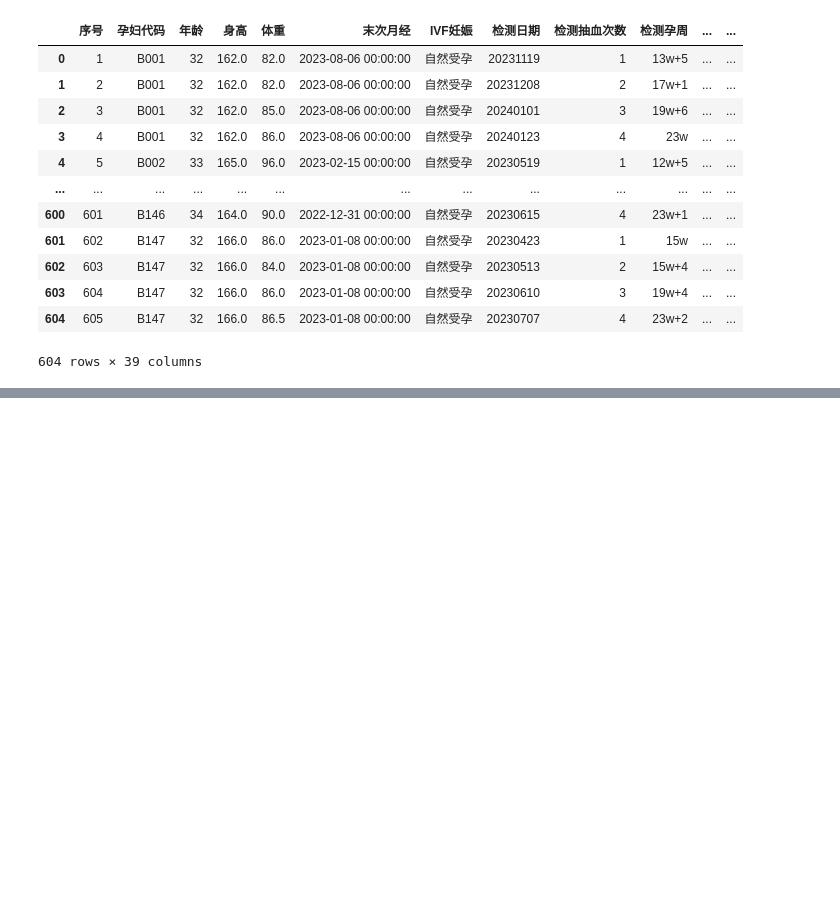
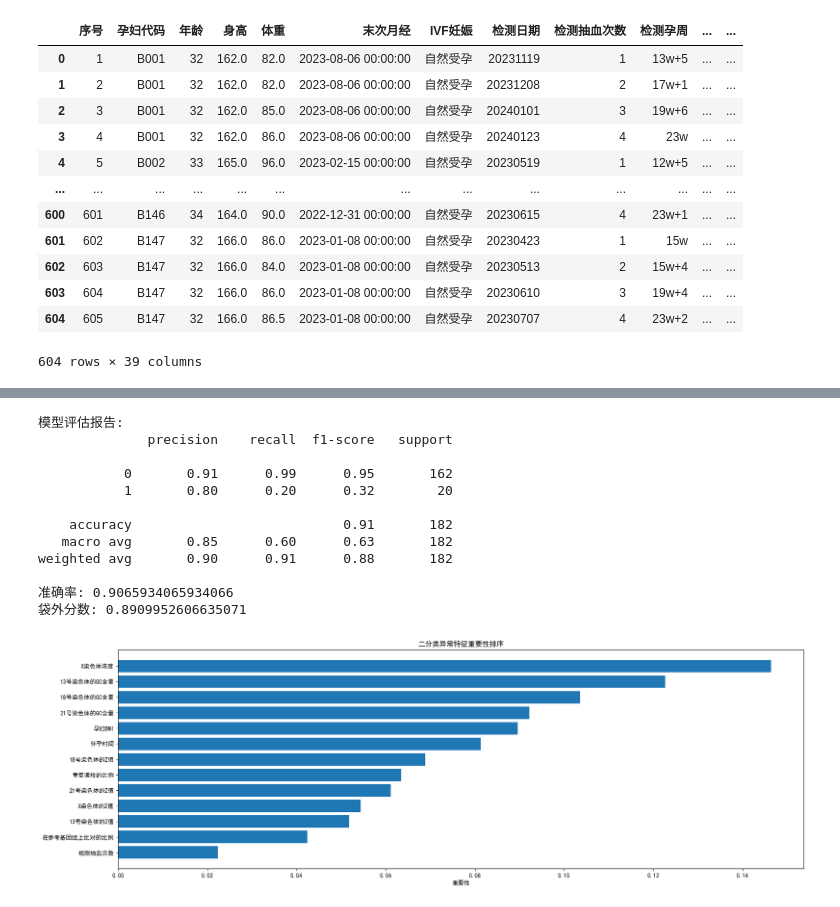
Before and after one commit to BoomberAsp/2025CUMCM, a Jupyter notebook: Q4.ipynb, the cells around one changed output, grey strips where cells are left out. Cells and saved outputs as stored; diff of their text form; code cells hidden in the pictures; blank space fills up the shorter version.

Commit message:
随机森林模型的训练和预测

```diff
--- a/Q4.ipynb
+++ b/Q4.ipynb
@@ -135,9 +134,9 @@ data_q4
 # %%
 # 定义特征列名列表（用于模型输入的变量）
 features = [
-     '检测抽血次数', '孕妇BMI', '在参考基因组上比对的比例',
-    '重复读段的比例', '13号染色体的Z值', '18号染色体的Z值', '21号染色体的Z值',
-    'X染色体的Z值', 'X染色体浓度', '13号染色体的GC含量', '18号染色体的GC含量', '怀孕时间']
+     '检测抽血次数', '孕妇BMI', '在参考基因组上比对的比例','重复读段的比例',
+     '13号染色体的Z值', '18号染色体的Z值', '21号染色体的Z值','X染色体的Z值', 'X染色体浓度',
+     '13号染色体的GC含量', '18号染色体的GC含量', '21号染色体的GC含量','怀孕时间']
 # 删除任何特征列或目标列中包含缺失值的行
 data_q4 = data_q4.dropna(subset=features)
 data_q4
@@ -233,0 +256,19 @@ weighted avg       0.92      0.91      0.88       182
+# %%
+#训练“二分类异常”随机森林模型
+train_model(rf1,target1)
+#二分类异常判定
+plot_feature_importances(rf1,target1,0)
+# %% [output]
+模型评估报告:
+              precision    recall  f1-score   support
+
+           0       0.91      0.99      0.95       162
+           1       0.80      0.20      0.32        20
+
+    accuracy                           0.91       182
+   macro avg       0.85      0.60      0.63       182
+weighted avg       0.90      0.91      0.88       182
+
+准确率: 0.9065934065934066
+袋外分数: 0.8909952606635071
+[figure, added]
```
Also changed, not shown: parts of 8 cells of this notebook.
